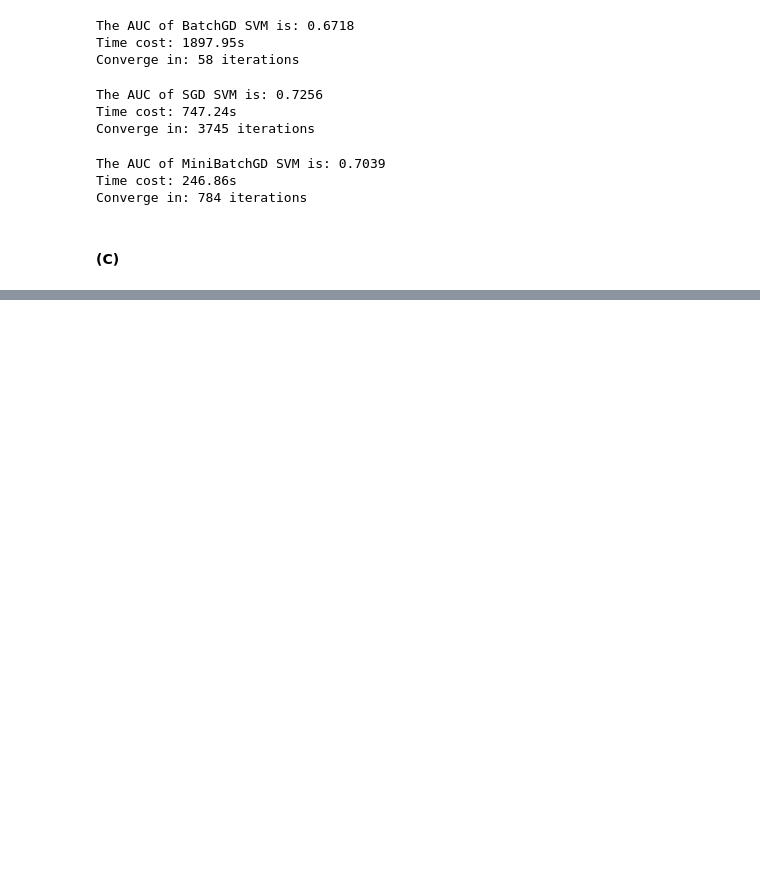
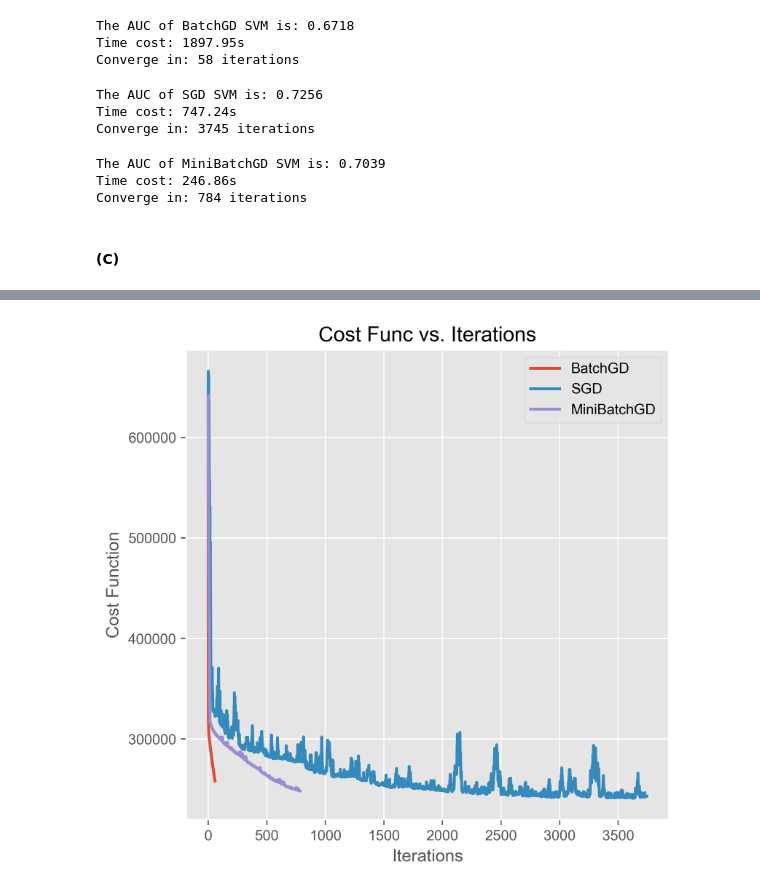
Before and after one commit to kl3259/GR5241, a Jupyter notebook: GR5241_HW4/GR5241_HW4_kl3259.ipynb, the cells around one changed output, grey strips where cells are left out. Cells and saved outputs as stored; diff of their text form; code cells hidden in the pictures; blank space fills up the shorter version.

```diff
--- a/GR5241_HW4/GR5241_HW4_kl3259.ipynb
+++ b/GR5241_HW4/GR5241_HW4_kl3259.ipynb
@@ -263,7 +266,31 @@ Converge in: 784 iterations
 # %%
 from matplotlib import cm
 plt.rcParams['font.sans-serif'] = ['Arial Unicode MS']
 plt.rcParams["font.weight"] = "bold"
 plt.style.use('ggplot')
 fig, ax = plt.subplots(1,1, figsize = (6,6), dpi = 320)
-ax.plot()
+ax.plot(
+    np.arange(k_BatchGD + 1),
+    cost_list_BatchGD,
+    linewidth = 2,
+    label = 'BatchGD'
+)
+ax.plot(
+    np.arange(k_SGD + 1),
+    cost_list_SGD,
+    linewidth = 2,
+    label = 'SGD'
+)
+ax.plot(
+    np.arange(k_MiniBatchGD + 1),
+    cost_list_MiniBatchGD,
+    linewidth = 2,
+    label = 'MiniBatchGD'
+)
+ax.set_xlabel('Iterations')
+ax.set_ylabel('Cost Function')
+ax.set_title('Cost Func vs. Iterations')
+ax.legend()
+plt.show()
+# %% [output]
+[figure, added]
```
Also changed, not shown: parts of 2 cells of this notebook.
